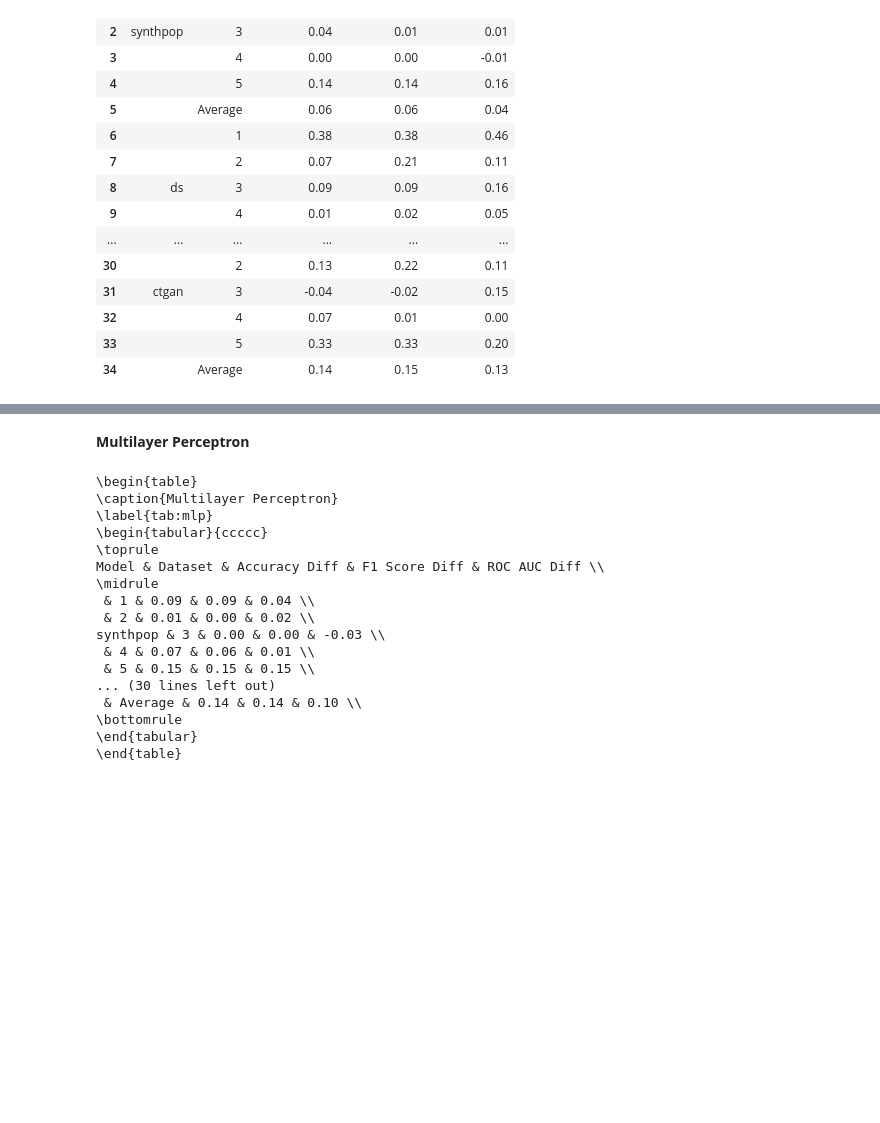
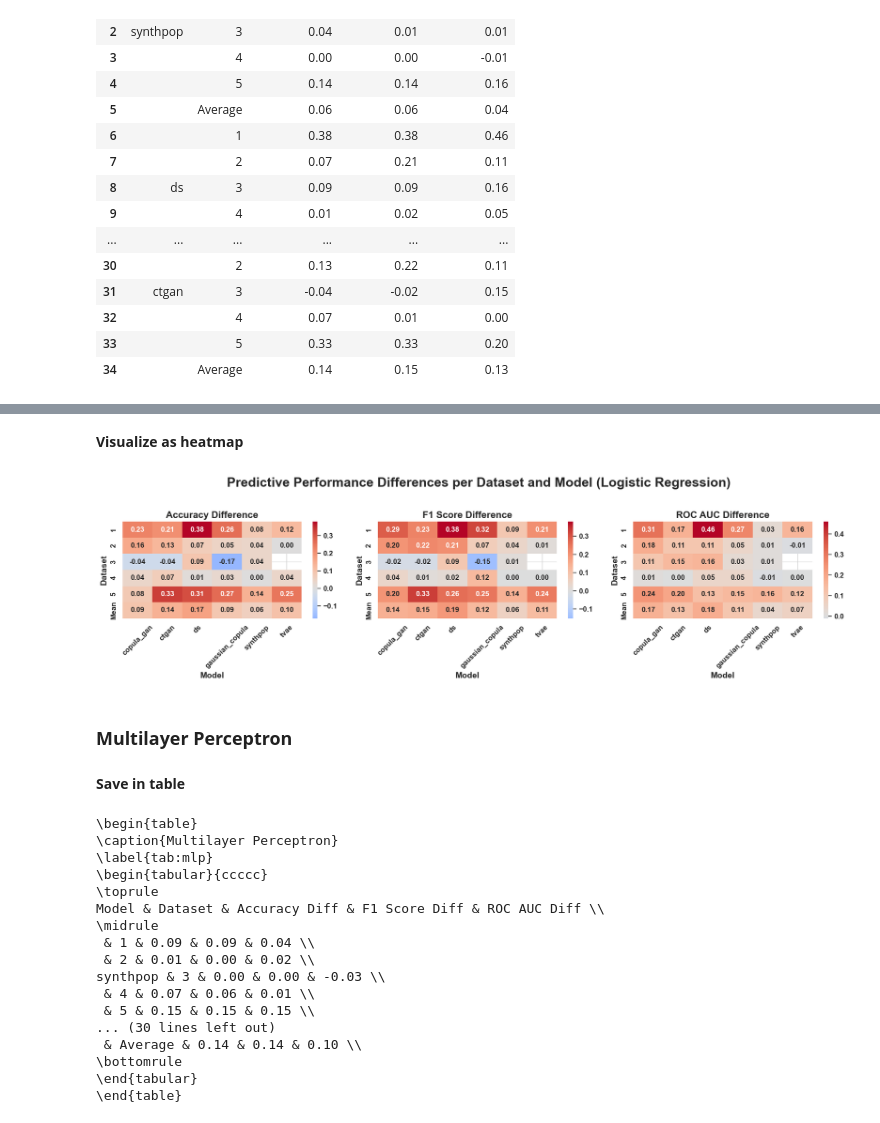
Before and after one commit to toHartel/bt-tobias-hartel, a Jupyter notebook: scripts/notebooks/merge_results.ipynb, the cells around one changed output, grey strips where cells are left out. Drawn from its saved outputs; the diff is of its cells as text; code cells hidden in the pictures; blank space fills up the shorter version.

```diff
--- a/scripts/notebooks/merge_results.ipynb
+++ b/scripts/notebooks/merge_results.ipynb
@@ -540,5 +760,77 @@ synthpop & 3 & 0.04 & 0.01 & 0.01 \\
+# %% [markdown]
+**Visualize as heatmap**
+# %%
+# Load your data
+df = pd.read_csv("../data/results/tables/lr.csv")  # Update path if needed
+
+# Reshape the data to long format
+df_melted = df.melt(
+    id_vars=["Dataset", "Model"],
+    value_vars=["Accuracy Difference", "F1 Score Difference", "ROC AUC Difference"],
+    var_name="Metric",
+    value_name="Difference"
+)
+
+# Generate heatmaps for each metric
+metrics = df_melted["Metric"].unique()
+
+# Create subplots for each metric
+fig, axes = plt.subplots(1, len(metrics), figsize=(18, 5))
+
+for ax, metric in zip(axes, metrics):
+    # Filter and pivot for heatmap
+    data = df_melted[df_melted["Metric"] == metric]
+    pivot = data.pivot(index="Dataset", columns="Model", values="Difference")
+
+    # Compute the mean row and add it
+    pivot.loc["Mean"] = pivot.mean()
+
+    # Draw heatmap
+    heatmap = sns.heatmap(pivot,
+                annot=True,
+                fmt=".2f",
+                cmap="coolwarm",
+                center=0,
+                ax=ax,
+                annot_kws={"fontweight": "bold"})
+
+    # Make colorbar bold
+    cbar = heatmap.collections[0].colorbar
+    cbar.ax.tick_params(labelsize=12)
+    for label in cbar.ax.get_yticklabels():
+        label.set_fontweight('bold')
+
+    # Set titles and labels
+    ax.set_title(metric, fontsize=16, fontweight='bold')
+    ax.set_xlabel("Model", fontsize=14, fontweight='bold')
+    ax.set_ylabel("Dataset", fontsize=14, fontweight='bold')
+
+    # Set font sizes and styles for tick labels
+    for label in ax.get_xticklabels():
+        label.set_fontsize(12)
+        label.set_fontweight('bold')
+        label.set_rotation(45)
+    for label in ax.get_yticklabels():
+        label.set_fontsize(12)
+        label.set_fontweight('bold')
+
+
+# Adjust layout
+plt.suptitle("Predictive Performance Differences per Dataset and Model (Logistic Regression)",
+             fontsize=22,
+             fontweight='bold')
+plt.tight_layout(rect=[0, 0, 1, 0.95])
+
+# Save the plot
+plt.savefig('../final_results/plots/utility/lr_heatmap.png', dpi=300, bbox_inches='tight')
+
+plt.show()
+# %% [output]
+[figure, added]
 # %% [markdown]
-**Multilayer Perceptron**
+### **Multilayer Perceptron**
+# %% [markdown]
+**Save in table**
 # %%
 # Load MLP results
 mlp_test = pd.read_csv('../data/results/tables/mlp.csv')
```
Also changed, not shown: parts of 18 cells of this notebook, 34 other files.
